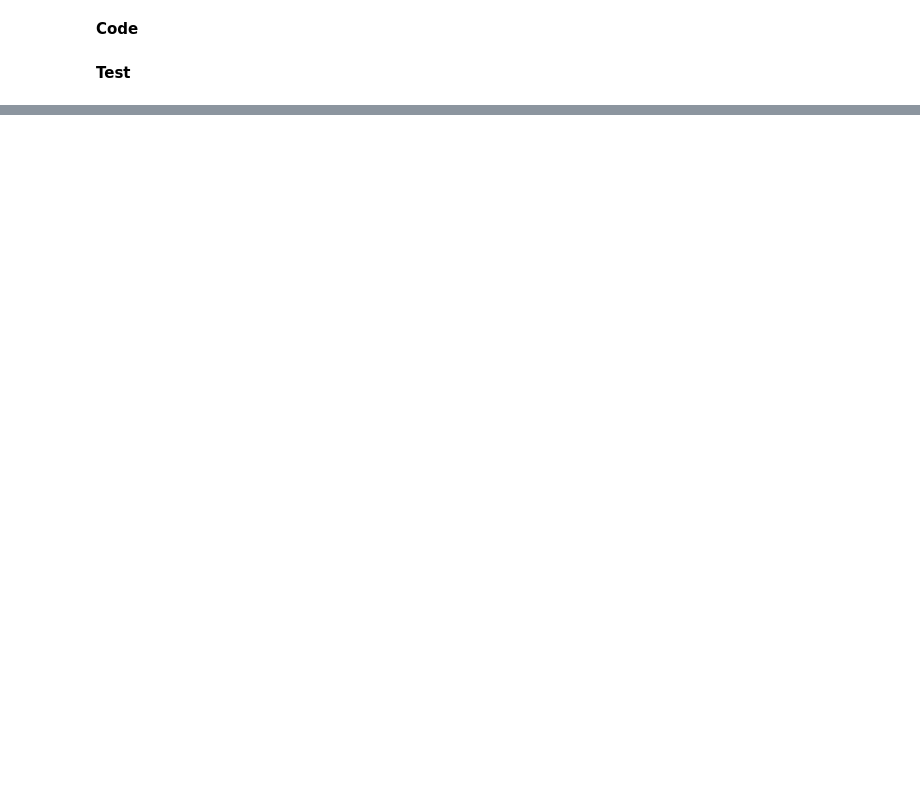
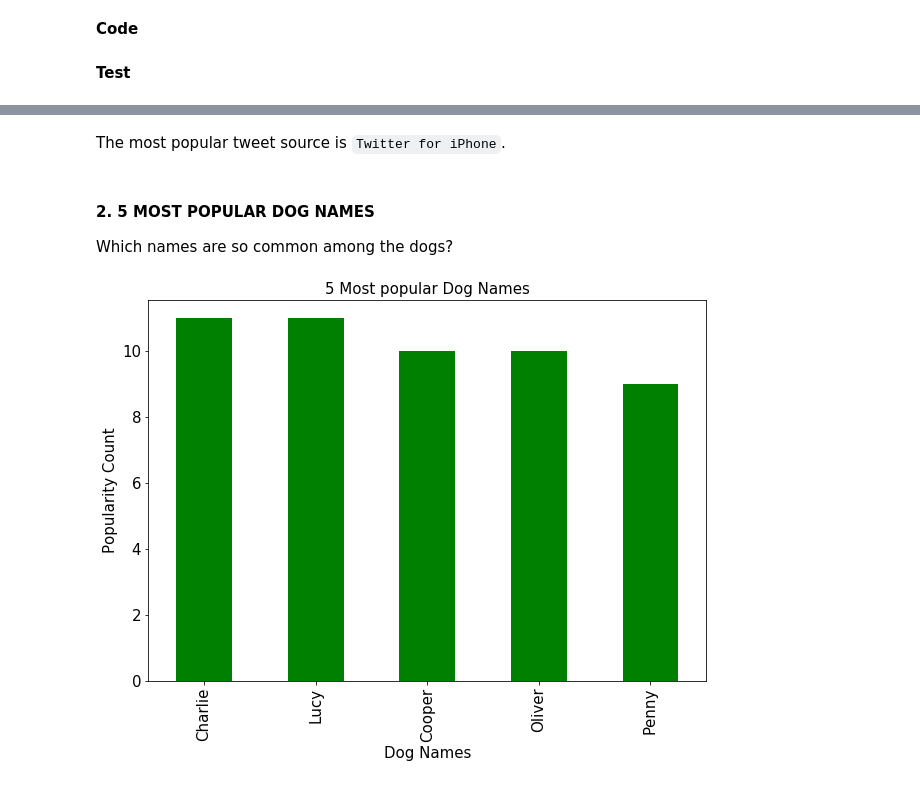
Before and after one commit to sharifbubuka/alx_udacity_course___data_wrangling_a_weRateDogs_dataset, a Jupyter notebook: wrangle_act.ipynb, the cells around one changed output, grey strips where cells are left out. Saved outputs shown, nothing was run; the diff lists cells and outputs as text; code cells hidden in the pictures; blank space fills up the shorter version.

```diff
--- a/wrangle_act.ipynb
+++ b/wrangle_act.ipynb
@@ -283,0 +578,19 @@ clean_tweets.sample(5)
+# %% [markdown]
+The most popular tweet source is `Twitter for iPhone`.
+# %% [markdown]
+<h4>2. 5 MOST POPULAR DOG NAMES</h4>
+Which names are so common among the dogs?
+# %%
+popular_dog_names = master_clean_tweets.name.value_counts().drop('None')[0:5]
+
+names_bar_graph = popular_dog_names.plot.bar(color = 'green', fontsize=15)
+
+names_bar_graph.figure.set_size_inches(10,7)
+
+plt.title('5 Most popular Dog Names', color = 'black', fontsize = '15')
+plt.xlabel('Dog Names', color = 'black', fontsize = '15')
+plt.ylabel('Popularity Count', color = 'black', fontsize = '15')
+
+plt.savefig('dog_names.png')
+# %% [output]
+[figure, added]
```
Also changed, not shown: parts of 81 cells of this notebook, 7 other files.
